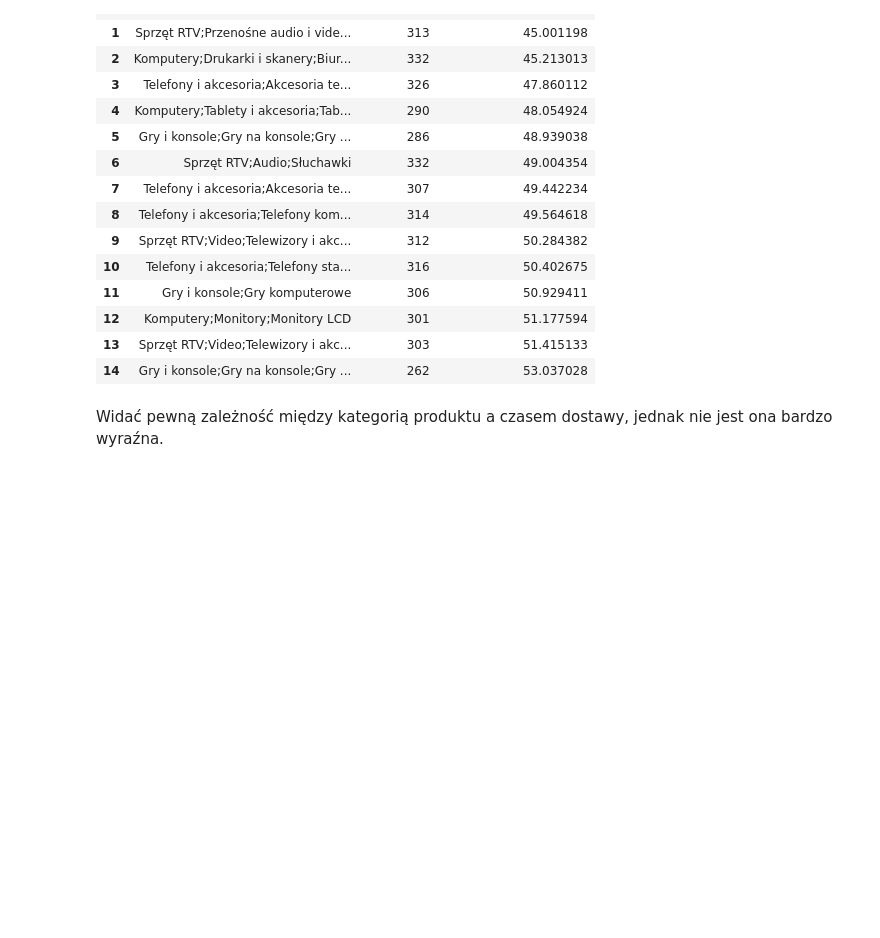
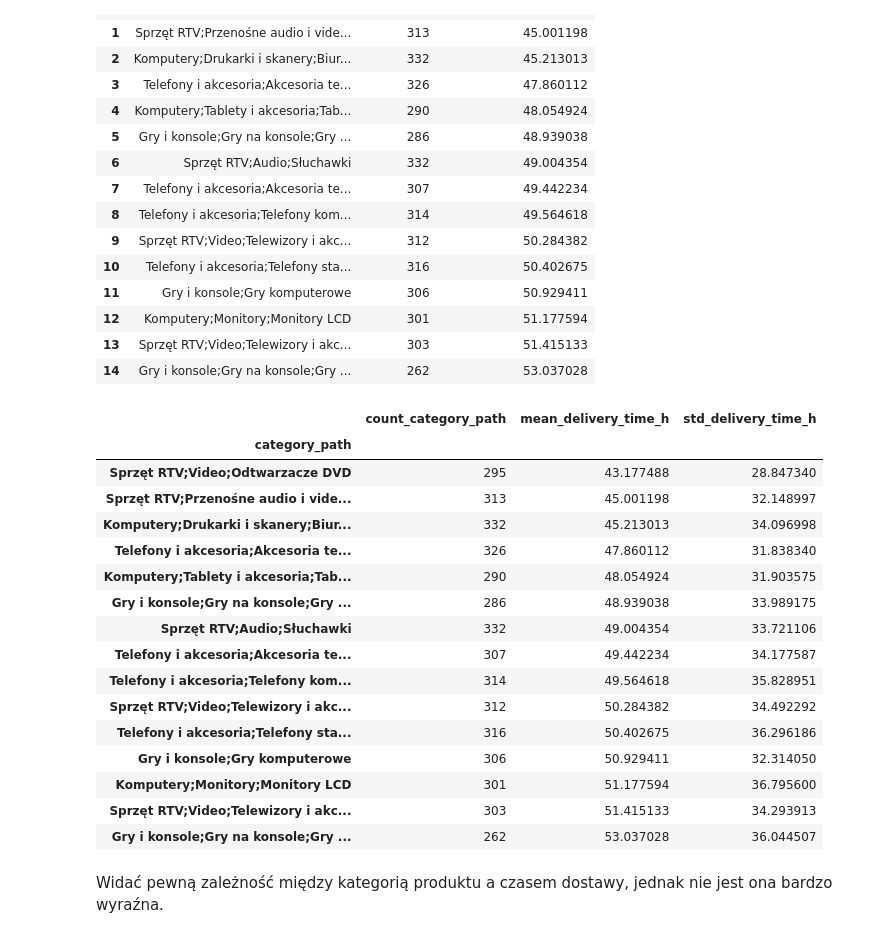
Before and after one commit to plibera/IUM_Project, a Jupyter notebook: dataAnalysis.ipynb, the cells around one changed output. Saved outputs shown, nothing was run; the diff lists cells and outputs as text; code cells hidden in the pictures; blank space fills up the shorter version.

```diff
--- a/dataAnalysis.ipynb
+++ b/dataAnalysis.ipynb
@@ -204,6 +250,30 @@ pysqldf("SELECT category_path, COUNT(*), AVG(delivery_time_h) FROM correctDataDF
 | 12 | Komputery;Monitory;Monitory LCD | 301 | 51.177594 |
 | 13 | Sprzęt RTV;Video;Telewizory i akc... | 303 | 51.415133 |
 | 14 | Gry i konsole;Gry na konsole;Gry ... | 262 | 53.037028 |
+# %%
+correctDataDF.groupby("category_path").agg(
+    count_category_path=("category_path", "count"),
+    mean_delivery_time_h=("delivery_time_h", "mean"),
+    std_delivery_time_h=("delivery_time_h", "std")
+).sort_values(by="mean_delivery_time_h")
+# %% [output]
+|  | count_category_path | mean_delivery_time_h | std_delivery_time_h |
+| category_path |  |  |  |
+| Sprzęt RTV;Video;Odtwarzacze DVD | 295 | 43.177488 | 28.847340 |
+| Sprzęt RTV;Przenośne audio i vide... | 313 | 45.001198 | 32.148997 |
+| Komputery;Drukarki i skanery;Biur... | 332 | 45.213013 | 34.096998 |
+| Telefony i akcesoria;Akcesoria te... | 326 | 47.860112 | 31.838340 |
+| Komputery;Tablety i akcesoria;Tab... | 290 | 48.054924 | 31.903575 |
+| Gry i konsole;Gry na konsole;Gry ... | 286 | 48.939038 | 33.989175 |
+| Sprzęt RTV;Audio;Słuchawki | 332 | 49.004354 | 33.721106 |
+| Telefony i akcesoria;Akcesoria te... | 307 | 49.442234 | 34.177587 |
+| Telefony i akcesoria;Telefony kom... | 314 | 49.564618 | 35.828951 |
+| Sprzęt RTV;Video;Telewizory i akc... | 312 | 50.284382 | 34.492292 |
+| Telefony i akcesoria;Telefony sta... | 316 | 50.402675 | 36.296186 |
+| Gry i konsole;Gry komputerowe | 306 | 50.929411 | 32.314050 |
+| Komputery;Monitory;Monitory LCD | 301 | 51.177594 | 36.795600 |
+| Sprzęt RTV;Video;Telewizory i akc... | 303 | 51.415133 | 34.293913 |
+| Gry i konsole;Gry na konsole;Gry ... | 262 | 53.037028 | 36.044507 |
 # %% [markdown]
 Widać pewną zależność między kategorią produktu a czasem dostawy, jednak nie jest ona bardzo wyraźna.
 # %%
```
Also changed, not shown: parts of 7 cells of this notebook.
